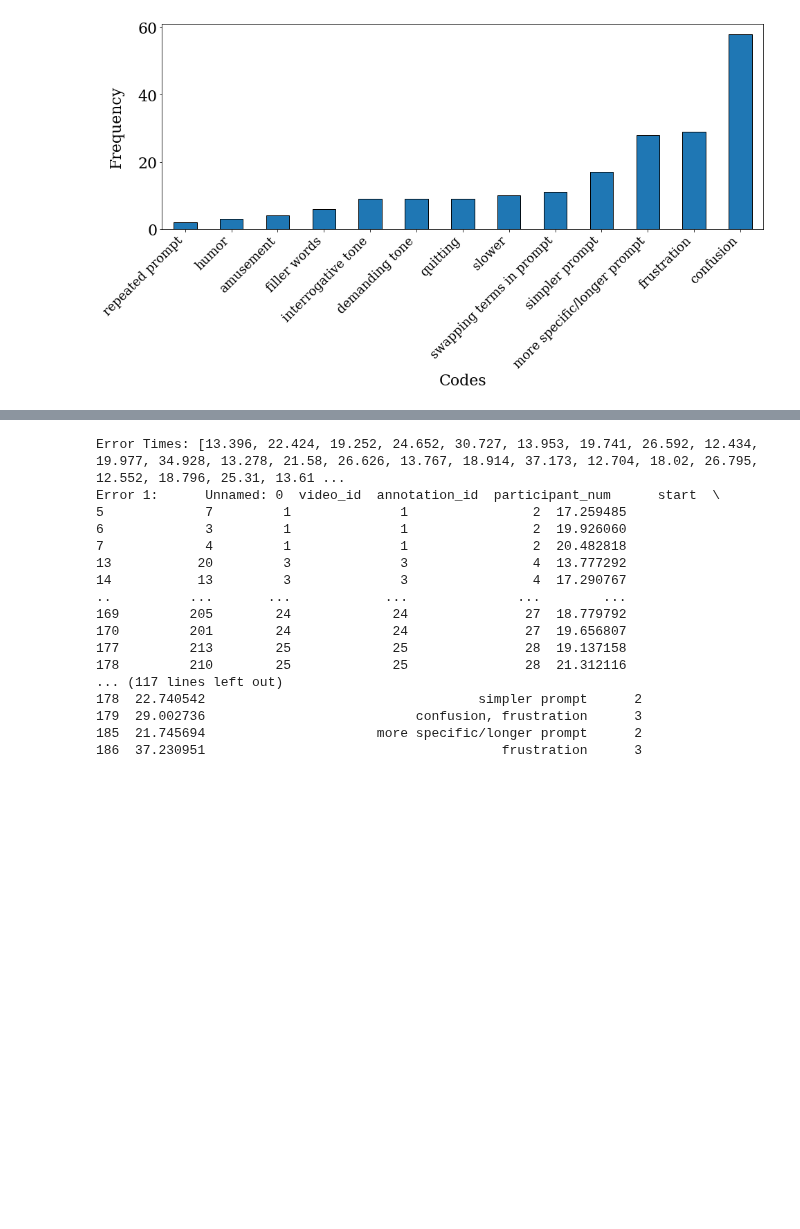
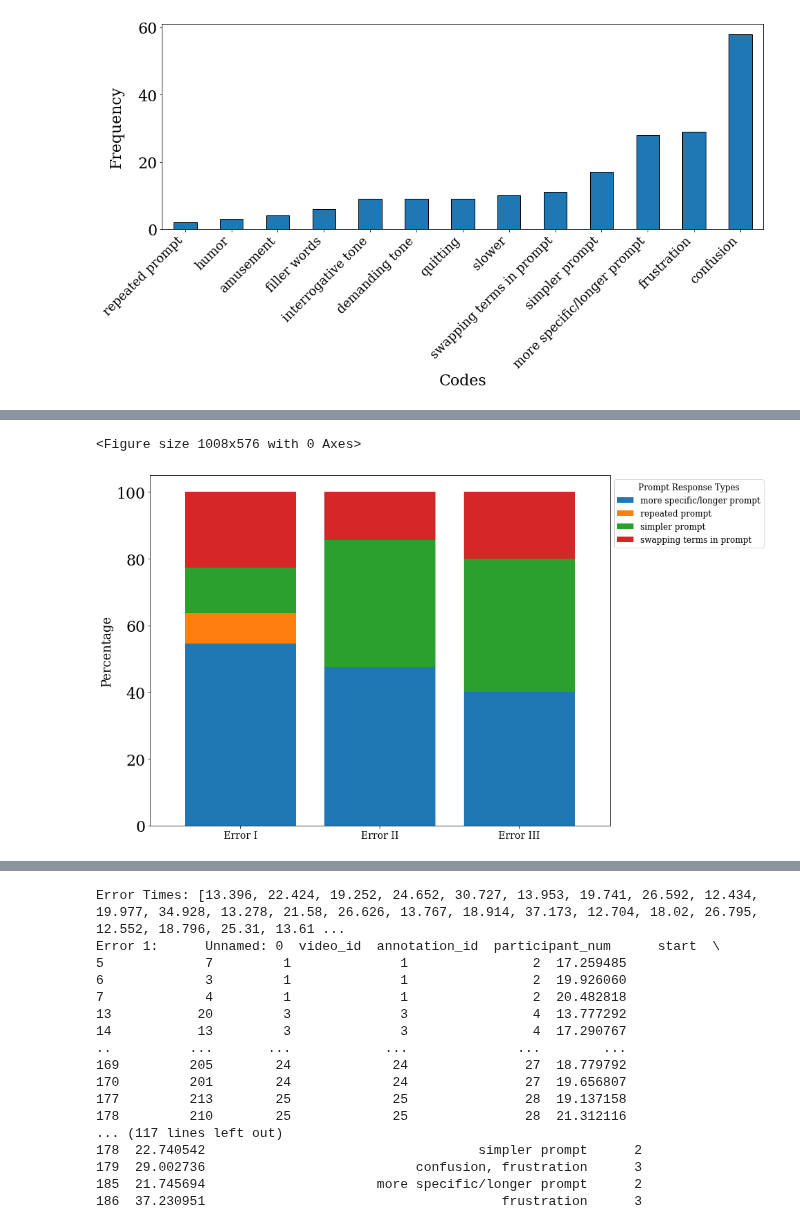
Before and after one commit to IRL-CT/badrobotsIRL, a Jupyter notebook: preprocessing/annotations/plot.ipynb, the cells around one changed output, grey strips where cells are left out. Drawn from its saved outputs; the diff is of its cells as text; code cells hidden in the pictures; blank space fills up the shorter version.

```diff
--- a/preprocessing/annotations/plot.ipynb
+++ b/preprocessing/annotations/plot.ipynb
@@ -261,14 +275,9 @@ plt.show()
 # %%
-import pandas as pd
-import matplotlib.pyplot as plt
-import numpy as np
-
 annotation_list = [
-    "repeated prompt", "more specific/longer prompt", "swapping terms in prompt", "simpler prompt",
-    "slower", "demanding tone", "interrogative tone", "filler words"
+    "repeated prompt", "more specific/longer prompt", "swapping terms in prompt", "simpler prompt"
 ]
 
-annotation_name = "Verbal Response Types"
+annotation_name = "Prompt Response Types"
 
 data = pd.read_csv('sorted_nodbot_annotations_revised.csv')
 
@@ -276,32 +285,35 @@ data['labels'] = data['labels'].fillna("").astype(str)
 data['labels'] = data['labels'].str.split(", ").apply(lambda x: [label for label in x if label in annotation_list])
 
 data = data.explode('labels')
 
 grouped_data = data.groupby(['error', 'labels']).size().unstack(fill_value=0)
 
 grouped_data = grouped_data.reindex(index=[1, 2, 3], fill_value=0)
 
 errors = grouped_data.index
 annotations = grouped_data.columns
 plt.figure(figsize=(14, 8), facecolor='white')
 
 grouped_data_percentage = grouped_data.div(grouped_data.sum(axis=1), axis=0) * 100
 
 ax = grouped_data_percentage.plot(kind='bar', stacked=True, figsize=(14, 8), width=0.8)
 ax.set_facecolor('white')
 
-x_labels = ['Error 1', 'Error 2', 'Error 3']
+x_labels = ['Error I', 'Error II', 'Error III']
 plt.xticks(np.arange(len(errors)), x_labels, fontsize=14, rotation=0)
 
 plt.xlabel(f"", fontsize=18)
 plt.ylabel(f"Percentage", fontsize=18)
 
 plt.legend(title=annotation_name, title_fontsize=12, loc='upper left', fontsize=12, bbox_to_anchor=(1, 1))
 
 plt.tight_layout()
 plt.rcParams.update({'font.size': 22})
 plt.rcParams.update({'font.family': 'serif'})
 
-plt.savefig(f'percentage_verbal_annotations.png', format='png', dpi=500, facecolor="white")
+plt.savefig(f'plots/percentage_prompt_annotations.png', format='png', dpi=500, facecolor="white")
 
 plt.show()
+# %% [output]
+<Figure size 1008x576 with 0 Axes>
+[figure, added]
```
Also changed, not shown: parts of 5 cells of this notebook, 8 other files.
